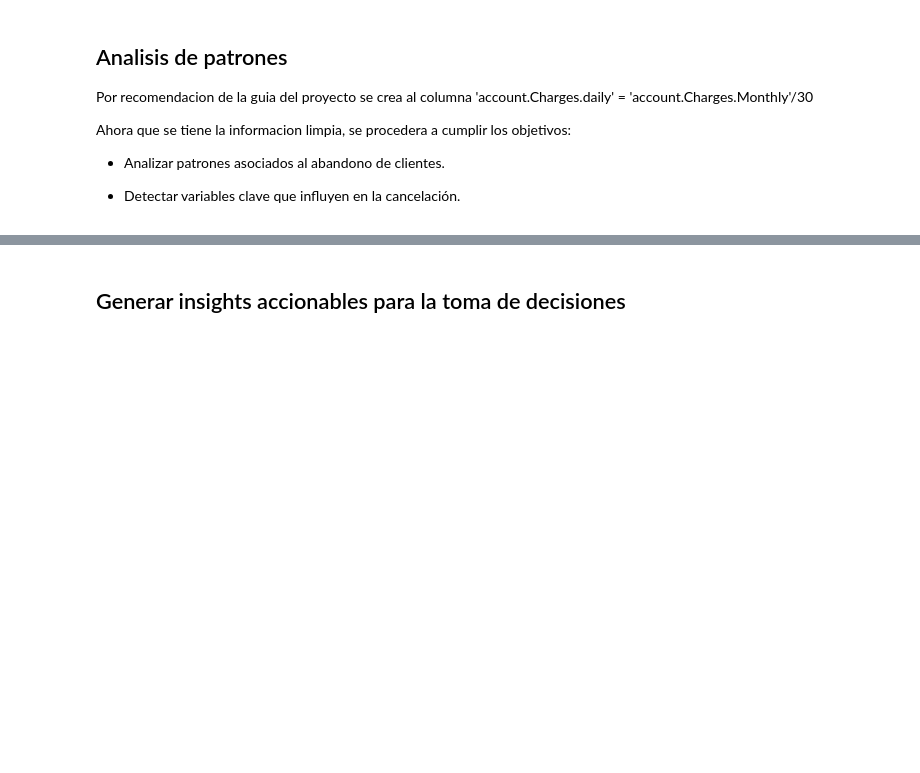
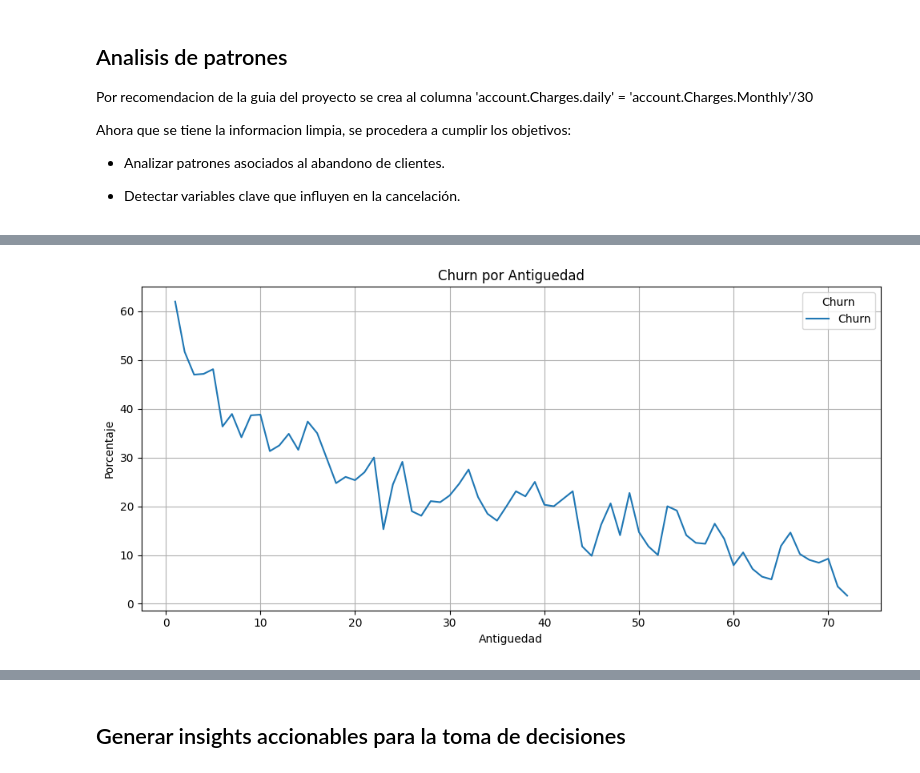
Before and after one commit to JCSR2022/challenge2-data-science-Alura, a Jupyter notebook: challenge2_data_science_Alura.ipynb, the cells around one changed output, grey strips where cells are left out. Cells and saved outputs as stored; diff of their text form; code cells hidden in the pictures; blank space fills up the shorter version.

```diff
--- a/challenge2_data_science_Alura.ipynb
+++ b/challenge2_data_science_Alura.ipynb
@@ -294,0 +345,5 @@ NameError: name 'data' is not defined
+# %%
+df_Dependents = pd.crosstab(data['customer.Dependents'], data['Churn'], normalize='index') * 100
+print(f"Clientes sin dependientes presentan un porcentaje mayor de Churn: {df_Dependents.loc["No","Yes"]:.2f}%")
+analisis_patrones += f"Clientes sin dependientes presentan un porcentaje mayor de Churn: {df_Dependents.loc["No","Yes"]:.2f}%\n"
+df_Dependents
@@ -294,0 +356,5 @@ NameError: name 'data' is not defined
+# %%
+df_tenure = pd.crosstab(data['customer.tenure'], data['Churn'], normalize='index') * 100
+df_tenure.drop(columns='No',inplace=True)
+df_tenure.rename(columns={'Yes':'Churn'},inplace=True)
+df_tenure
@@ -295 +377,15 @@ NameError: name 'data' is not defined
+# %%
+print(f"El Churn presenta una relacion exponencial decreciente con respecto a la antiguedad")
+analisis_patrones += "El Churn presenta una relacion exponencial decreciente con respecto a la antiguedad\n"
+ax = df_tenure.plot(
+    kind='line',
+    figsize=(10, 5),
+    title='Churn por Antiguedad',
+    ylabel='Porcentaje',
+    xlabel='Antiguedad',
+    grid=True
+)
+plt.tight_layout()
+# %% [output]
+[figure, added]
 # %%
```
Also changed, not shown: parts of 20 cells of this notebook.
